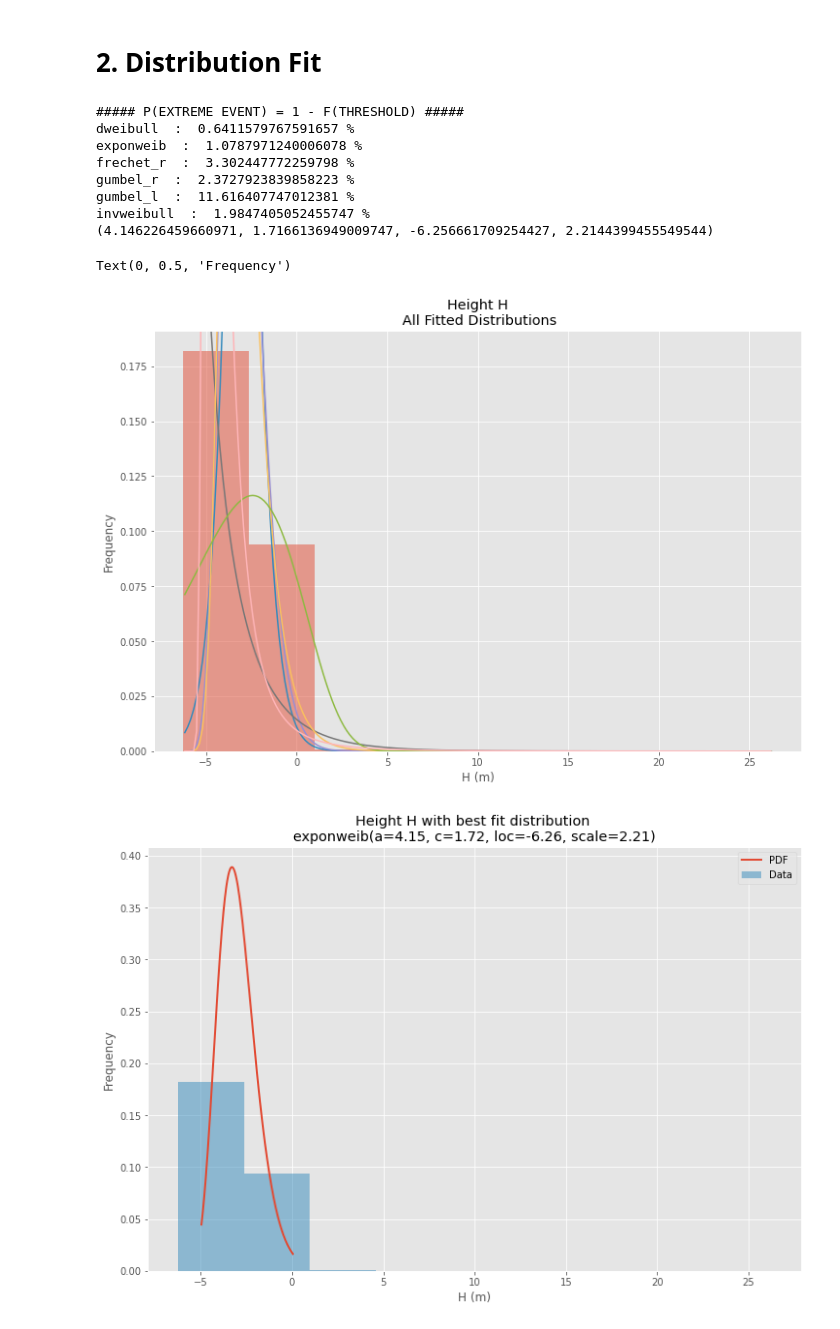
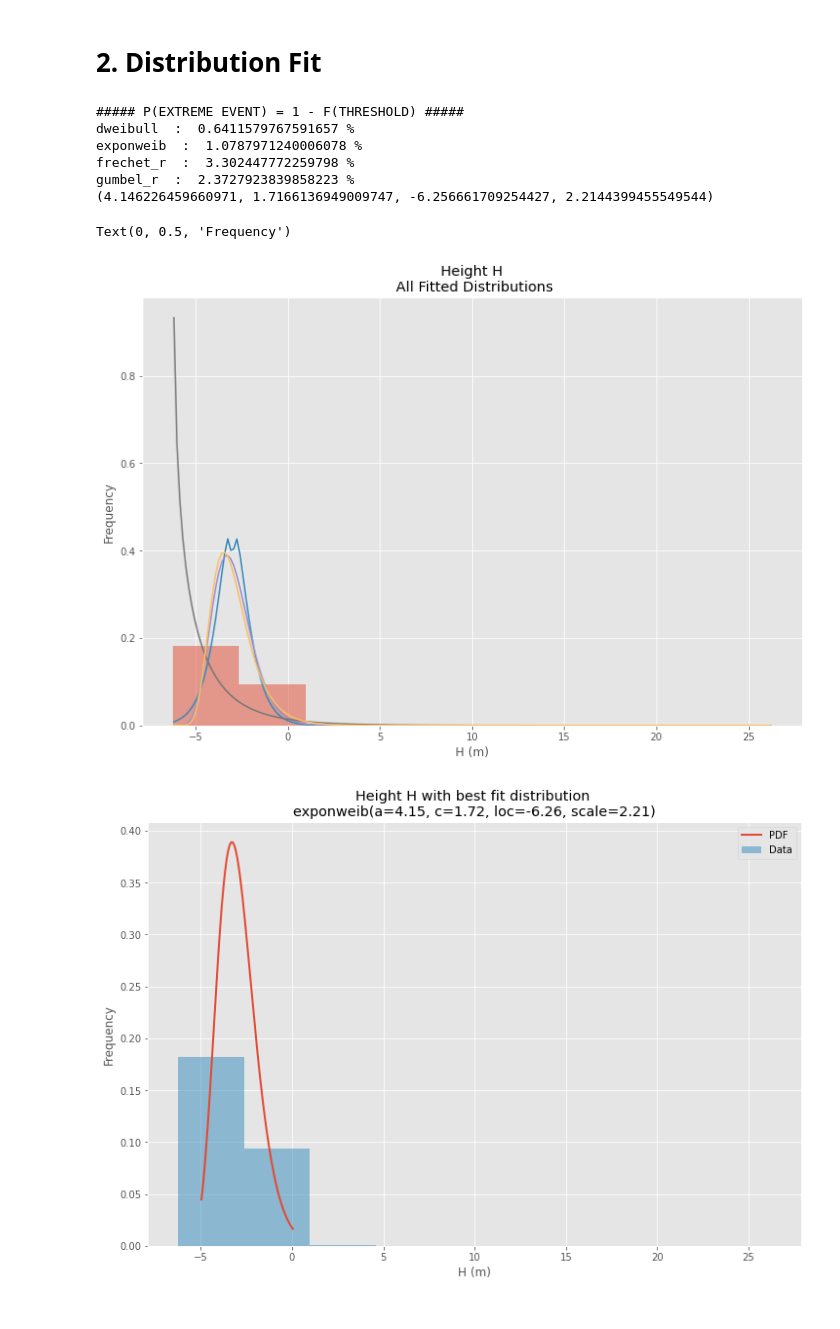
Before and after one commit to geraldomsousaj/industrial-challenge-EDF, a Jupyter notebook: 3_0_geraldomsousaj_hydraulic_model.ipynb, the cells around one changed output. Cells and saved outputs as stored; diff of their text form; code cells hidden in the pictures.

```diff
--- a/3_0_geraldomsousaj_hydraulic_model.ipynb
+++ b/3_0_geraldomsousaj_hydraulic_model.ipynb
@@ -114,8 +117,8 @@ def best_fit_distribution(data, bins=200, ax=None):
         st.exponweib,
         st.frechet_r,
         st.gumbel_r,
-        st.gumbel_l,
-        st.invweibull
+        # st.gumbel_l,
+        # st.invweibull
     ]
 
     # DISTRIBUTIONS = [st.gumbel_r, st.gumbel_l]
@@ -124,6 +127,8 @@ def best_fit_distribution(data, bins=200, ax=None):
     best_distribution = st.norm
     best_params = (0.0, 1.0)
     best_sse = np.inf
+
+    results = {}
 
     # Estimate distribution parameters from data
     for distribution in DISTRIBUTIONS:
@@ -157,6 +162,8 @@ def best_fit_distribution(data, bins=200, ax=None):
                 # print parameters and cdf for extreme events : P(S > THRESHOLD)
                 cdf = distribution.cdf(0, loc=loc, scale=scale, *arg)
 
+                results[distribution] = params
+
                 print(distribution.name, ' : ', (1-cdf)*100, '%')
 
                 # identify if this distribution is better
@@ -168,7 +175,7 @@ def best_fit_distribution(data, bins=200, ax=None):
         except Exception:
             pass
 
-    return (best_distribution.name, best_params)
+    return (best_distribution.name, best_params, results)
 
 def make_pdf(dist, params, size=10000):
     """Generate distributions's Probability Distribution Function """
@@ -199,41 +206,38 @@ ax = data.plot(kind='hist', bins=9, alpha=0.5, density=True, lw=2)
 dataYLim = ax.get_ylim()
 
 # Find best fit distribution
-best_fit_name, best_fit_params = best_fit_distribution(data, 200, ax)
+best_fit_name, best_fit_params, results = best_fit_distribution(data, 200, ax)
 best_dist = getattr(st, best_fit_name)
 
 # Update plots
-ax.set_ylim(dataYLim)
 ax.set_title(u'Height H\n All Fitted Distributions')
 ax.set_xlabel(u'H (m)')
 ax.set_ylabel('Frequency')
 
 # Make PDF with best params
 pdf = make_pdf(best_dist, best_fit_params)
 
 weights = np.ones_like(data)/float(len(data))
 
 # Display
 plt.figure(figsize=(12,8))
 ax = pdf.plot(lw=2, label='PDF', legend=True)
 data.plot(kind='hist', bins=9, density=True, alpha=0.5, label='Data', legend=True, ax=ax)
 
 param_names = (best_dist.shapes + ', loc, scale').split(', ') if best_dist.shapes else ['loc', 'scale']
 param_str = ', '.join(['{}={:0.2f}'.format(k,v) for k,v in zip(param_names, best_fit_params)])
 dist_str = '{}({})'.format(best_fit_name, param_str)
 
 ax.set_title(u'Height H with best fit distribution \n' + dist_str)
 ax.set_xlabel(u'H (m)')
 ax.set_ylabel('Frequency')
 # %% [output]
 ##### P(EXTREME EVENT) = 1 - F(THRESHOLD) #####
 dweibull  :  0.6411579767591657 %
 exponweib  :  1.0787971240006078 %
 frechet_r  :  3.302447772259798 %
 gumbel_r  :  2.3727923839858223 %
-gumbel_l  :  11.616407747012381 %
-invweibull  :  1.9847405052455747 %
 (4.146226459660971, 1.7166136949009747, -6.256661709254427, 2.2144399455549544)
 Text(0, 0.5, 'Frequency')
-[figure, old version]
+[figure, new version]
 [figure]
```
Also changed, not shown: parts of 2 cells of this notebook.
